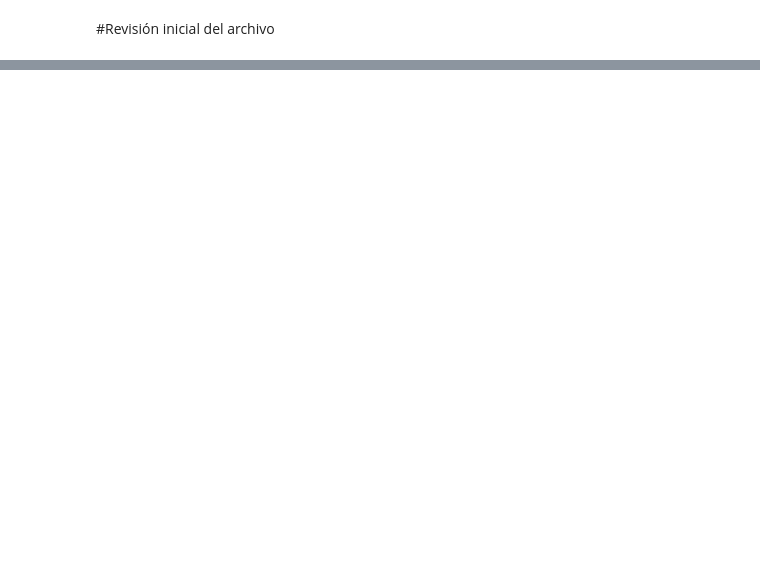
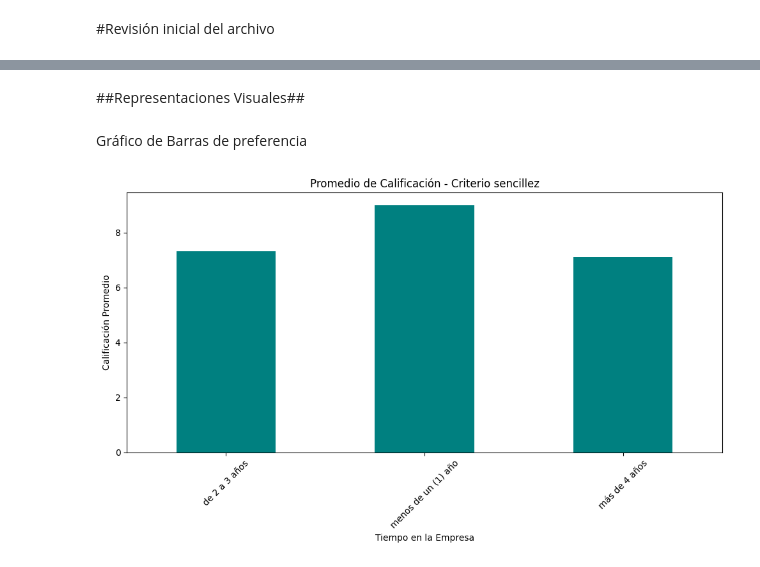
Before and after one commit to gonzalezulises/FDSMARZO24, a Jupyter notebook: Parte_3_Proyecto_final_Ulises_Gonzalez.ipynb, the cells around one changed output, grey strips where cells are left out. Cells and saved outputs as stored; diff of their text form; code cells hidden in the pictures; blank space fills up the shorter version.

```diff
--- a/Parte_3_Proyecto_final_Ulises_Gonzalez.ipynb
+++ b/Parte_3_Proyecto_final_Ulises_Gonzalez.ipynb
@@ -206,0 +239,21 @@ plt.show()
+# %% [markdown]
+##Representaciones Visuales##
+# %% [markdown]
+Gráfico de Barras de preferencia
+# %%
+
+rating_columns = [col for col in encuesta_df.columns if encuesta_df[col].dtype in ['float64', 'int64'] and 'id' not in col.lower()] # Identificando columnas de calificaciones
+
+rating_column_name = rating_columns[4]
+evaluacion_tiempo = encuesta_df.groupby('Estoy trabajando en TIGO desde….')[rating_column_name].mean()
+
+plt.figure(figsize=(10, 6)) # Grafica pedida en Datacraft
+evaluacion_tiempo.plot(kind='bar', color='teal')
+plt.title('Promedio de Calificación - Criterio sencillez')
+plt.xlabel('Tiempo en la Empresa')
+plt.ylabel('Calificación Promedio')
+plt.xticks(rotation=45)
+plt.tight_layout()
+plt.show()
+# %% [output]
+[figure, added]
```
Also changed, not shown: parts of 52 cells of this notebook.
